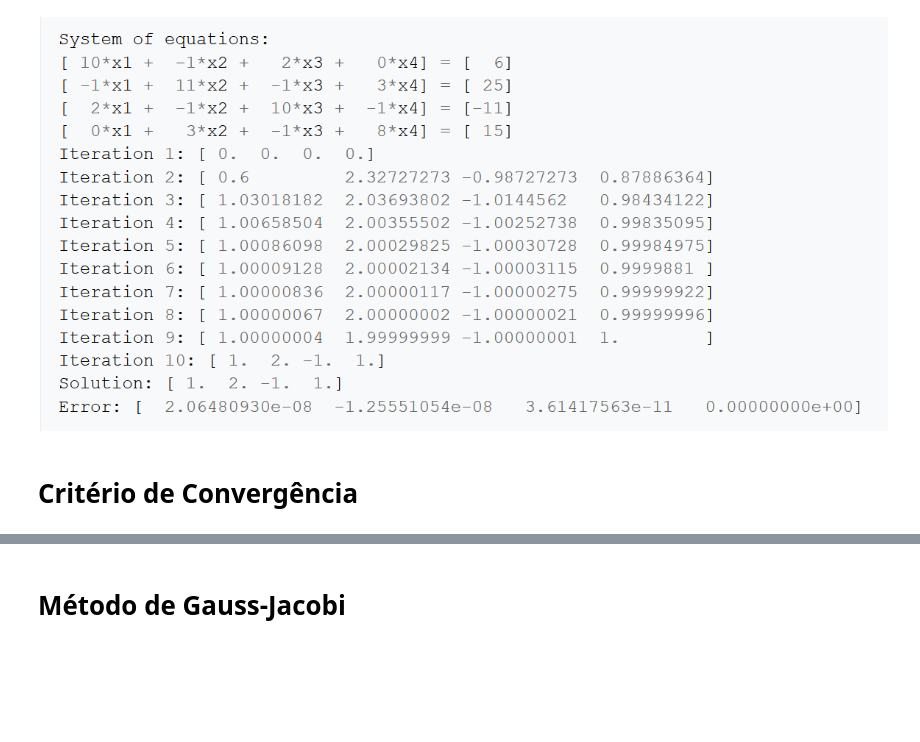
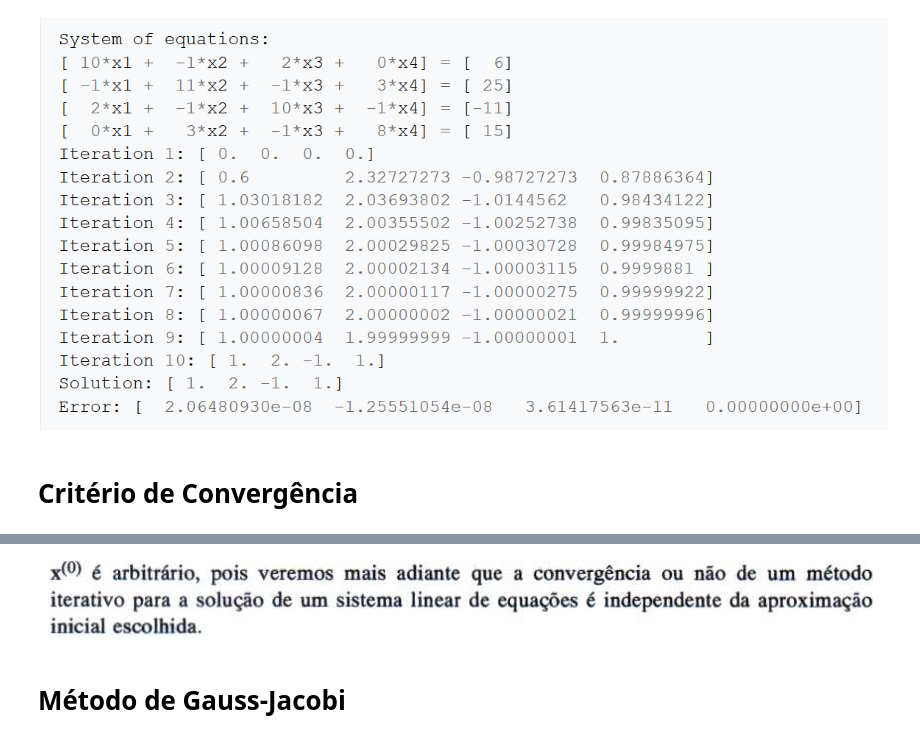
Before and after one commit to ClaudomiroSales/MatematicaComputacionalUFPA, a Jupyter notebook: Resolução de Sistemas Lineares/Resolução de Sistemas Lineares - Métodos Iterativos.ipynb, the cells around one changed output, grey strips where cells are left out. Cells and saved outputs as stored; diff of their text form; code cells hidden in the pictures; blank space fills up the shorter version.

```diff
--- a/Resolução de Sistemas Lineares/Resolução de Sistemas Lineares - Métodos Iterativos.ipynb
+++ b/Resolução de Sistemas Lineares/Resolução de Sistemas Lineares - Métodos Iterativos.ipynb
@@ -138,3 +168,7 @@ Image(filename = pathFileImages + 'Fig_9.png')
+# %%
+Image(filename = pathFileImages + 'Fig_18.png')
+# %% [output]
+[figure, added]
 # %% [markdown]
 # Método de Gauss-Jacobi
 # %% [markdown]
```
Also changed, not shown: parts of 12 cells of this notebook, 4 other files.
